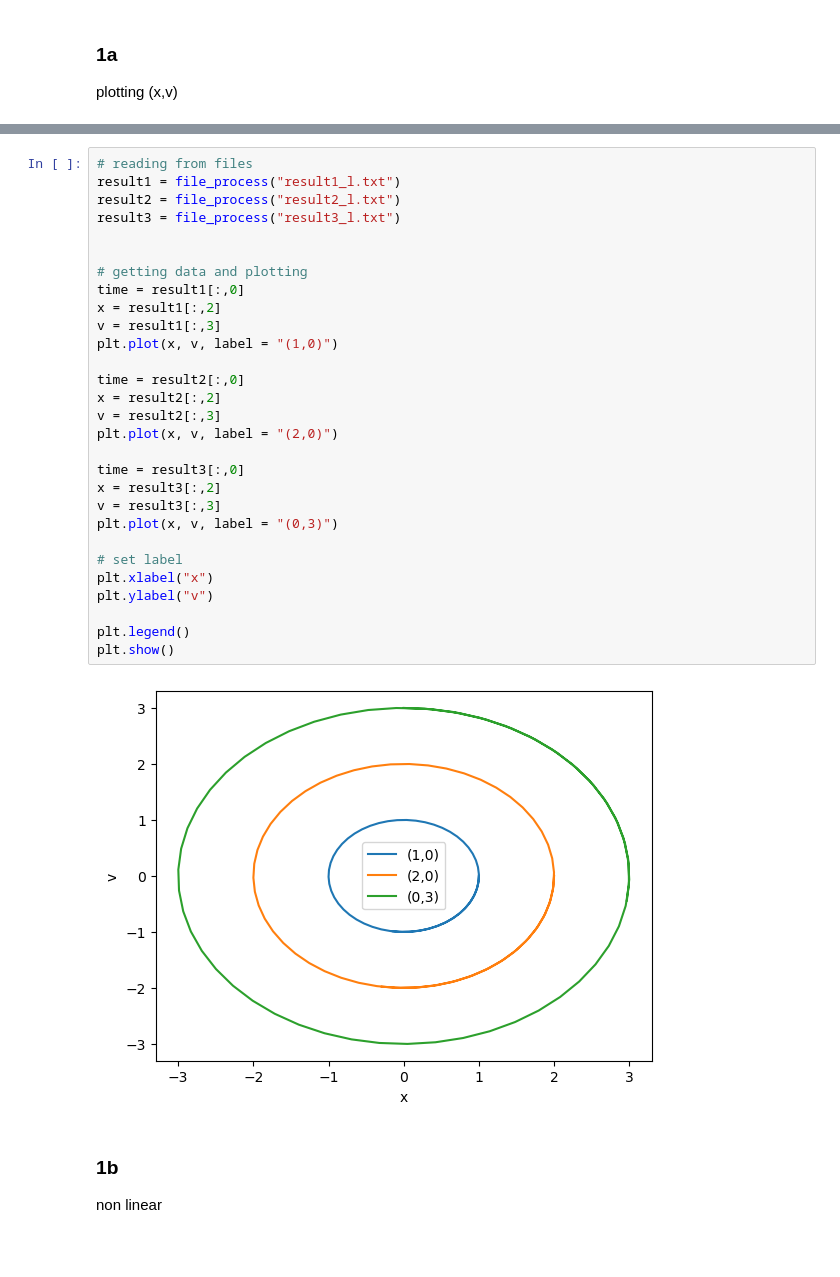
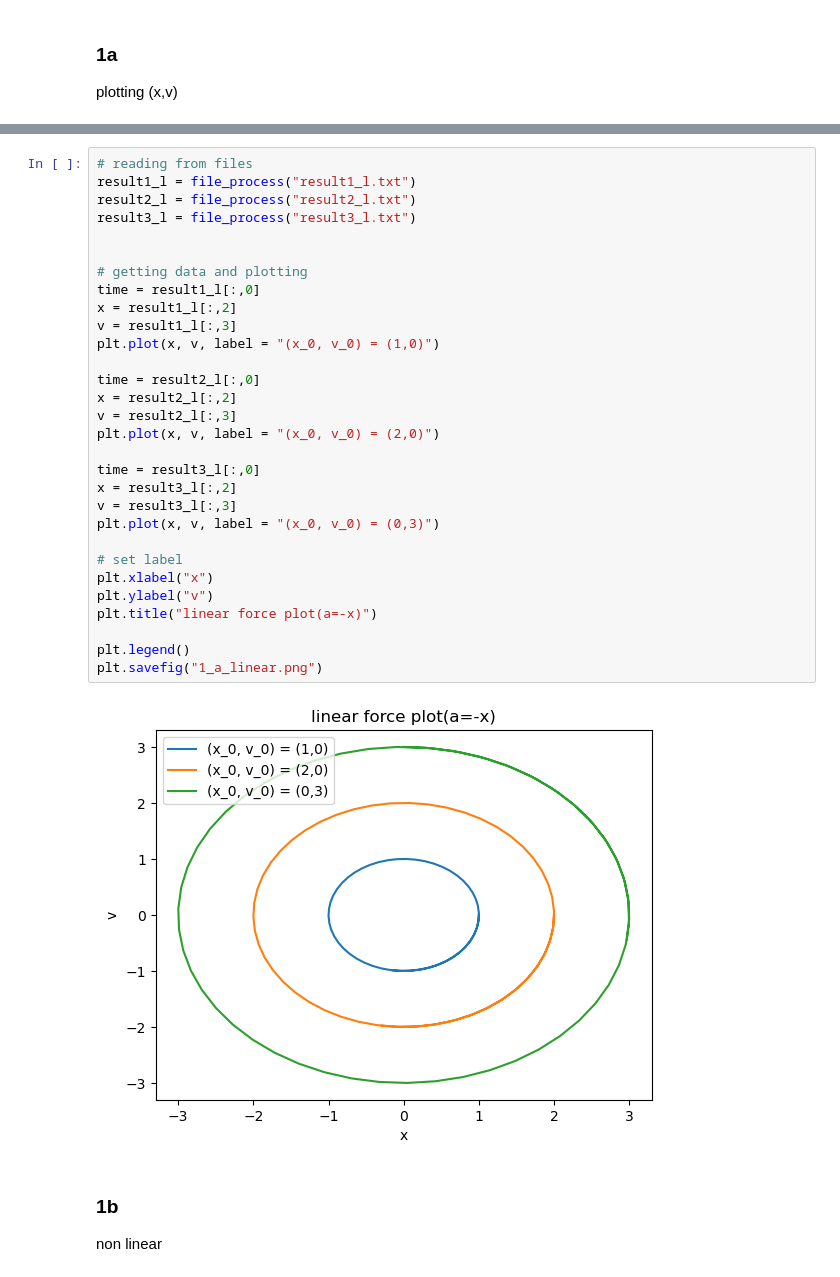
Before and after one commit to liuqiyucn/141, a Jupyter notebook: assignment1/assignment1.ipynb, the cells around one changed output, grey strips where cells are left out. Cells and saved outputs as stored; diff of their text form; blank space fills up the shorter version.

```diff
--- a/assignment1/assignment1.ipynb
+++ b/assignment1/assignment1.ipynb
@@ -29,35 +34,36 @@ def file_process(s):
     return result
 # %%
 # reading from files
-result1 = file_process("result1_l.txt")
-result2 = file_process("result2_l.txt")
-result3 = file_process("result3_l.txt")
+result1_l = file_process("result1_l.txt")
+result2_l = file_process("result2_l.txt")
+result3_l = file_process("result3_l.txt")
 
 
 # getting data and plotting
-time = result1[:,0]
-x = result1[:,2]
-v = result1[:,3]
-plt.plot(x, v, label = "(1,0)")
+time = result1_l[:,0]
+x = result1_l[:,2]
+v = result1_l[:,3]
+plt.plot(x, v, label = "(x_0, v_0) = (1,0)")
 
-time = result2[:,0]
-x = result2[:,2]
-v = result2[:,3]
-plt.plot(x, v, label = "(2,0)")
+time = result2_l[:,0]
+x = result2_l[:,2]
+v = result2_l[:,3]
+plt.plot(x, v, label = "(x_0, v_0) = (2,0)")
 
-time = result3[:,0]
-x = result3[:,2]
-v = result3[:,3]
-plt.plot(x, v, label = "(0,3)")
+time = result3_l[:,0]
+x = result3_l[:,2]
+v = result3_l[:,3]
+plt.plot(x, v, label = "(x_0, v_0) = (0,3)")
 
 # set label
 plt.xlabel("x")
 plt.ylabel("v")
+plt.title("linear force plot(a=-x)")
 
 plt.legend()
-plt.show()
+plt.savefig("1_a_linear.png")
 # %% [output]
-[figure, old version]
+[figure, new version]
 # %% [markdown]
 ### 1b
 non linear
```
Also changed, not shown: parts of 8 cells of this notebook, 6 other files.
